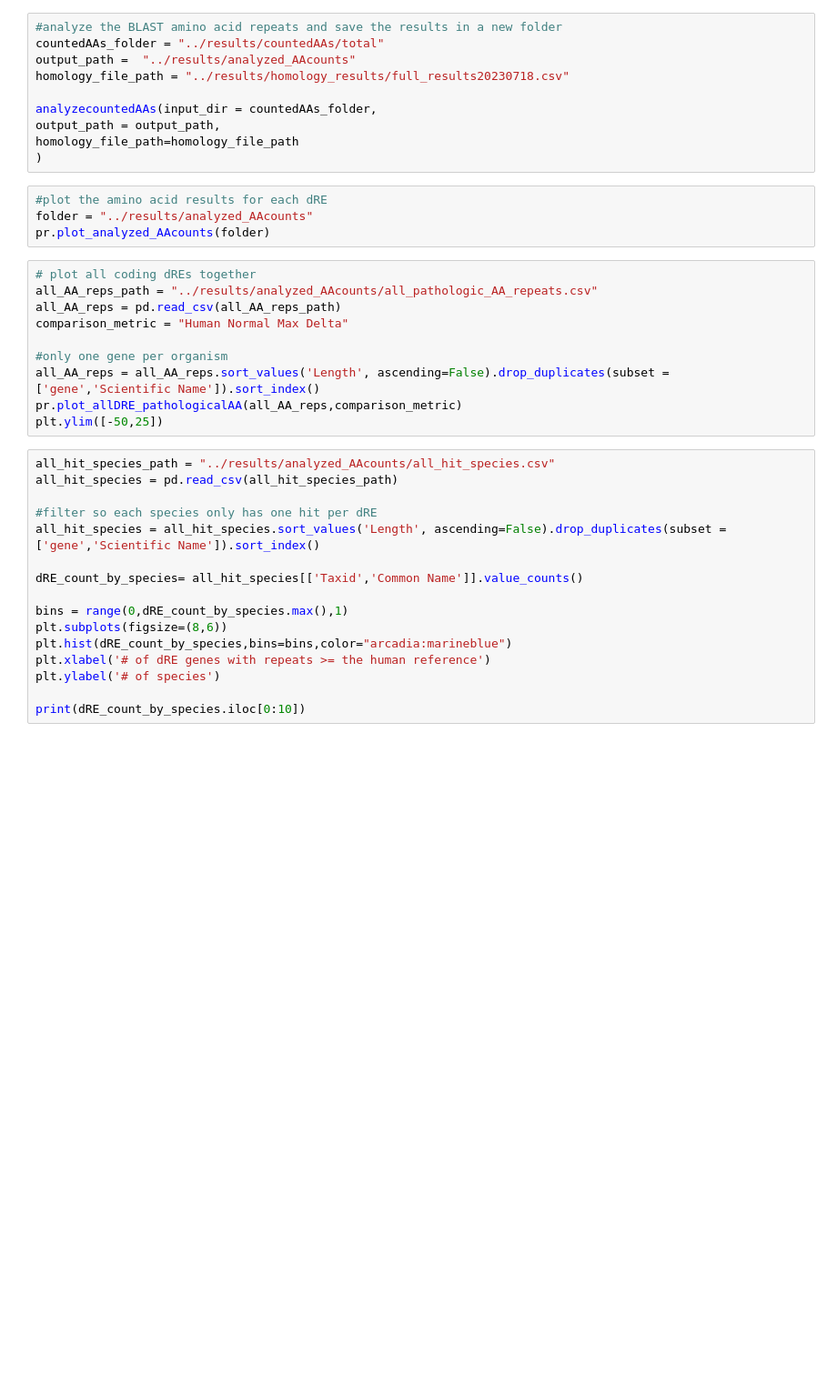
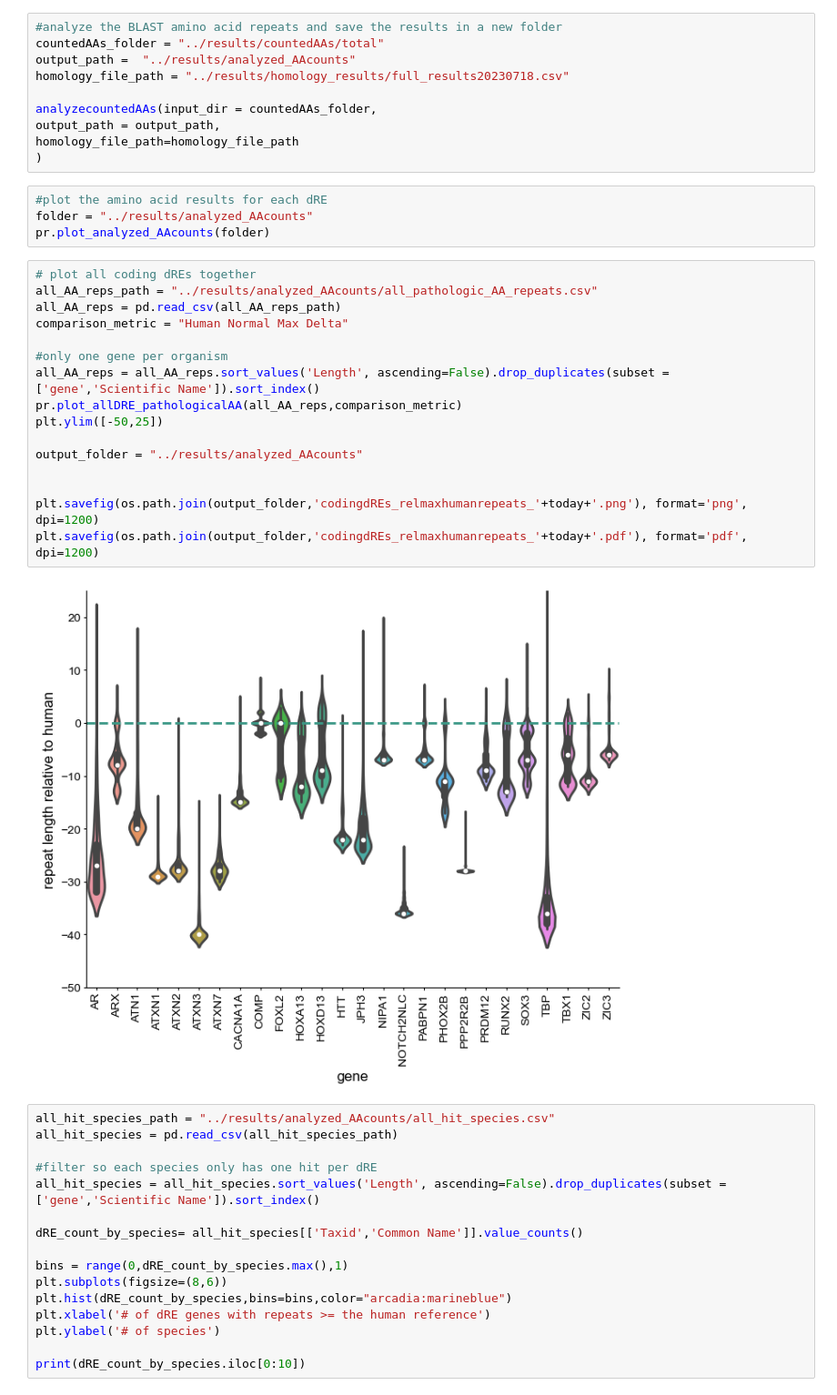
Before and after one commit to Arcadia-Science/2023-repeats-profiling, a Jupyter notebook: notebooks/profilerepeats.ipynb, the cells around one changed output. Shown: that part at 91% size. Saved outputs shown, nothing was run; the diff lists cells and outputs as text; blank space fills up the shorter version.

```diff
--- a/notebooks/profilerepeats.ipynb
+++ b/notebooks/profilerepeats.ipynb
@@ -108,13 +112,21 @@ pr.plot_analyzed_AAcounts(folder)
 # %%
 # plot all coding dREs together
 all_AA_reps_path = "../results/analyzed_AAcounts/all_pathologic_AA_repeats.csv"
 all_AA_reps = pd.read_csv(all_AA_reps_path)
 comparison_metric = "Human Normal Max Delta"
 
 #only one gene per organism
 all_AA_reps = all_AA_reps.sort_values('Length', ascending=False).drop_duplicates(subset = ['gene','Scientific Name']).sort_index()
 pr.plot_allDRE_pathologicalAA(all_AA_reps,comparison_metric)
 plt.ylim([-50,25])
+
+output_folder = "../results/analyzed_AAcounts"
+
+
+plt.savefig(os.path.join(output_folder,'codingdREs_relmaxhumanrepeats_'+today+'.png'), format='png', dpi=1200)
+plt.savefig(os.path.join(output_folder,'codingdREs_relmaxhumanrepeats_'+today+'.pdf'), format='pdf', dpi=1200)
+# %% [output]
+[figure, added]
 # %%
 all_hit_species_path = "../results/analyzed_AAcounts/all_hit_species.csv"
 all_hit_species = pd.read_csv(all_hit_species_path)
```
Also changed, not shown: parts of 7 cells of this notebook, 1 other file.
